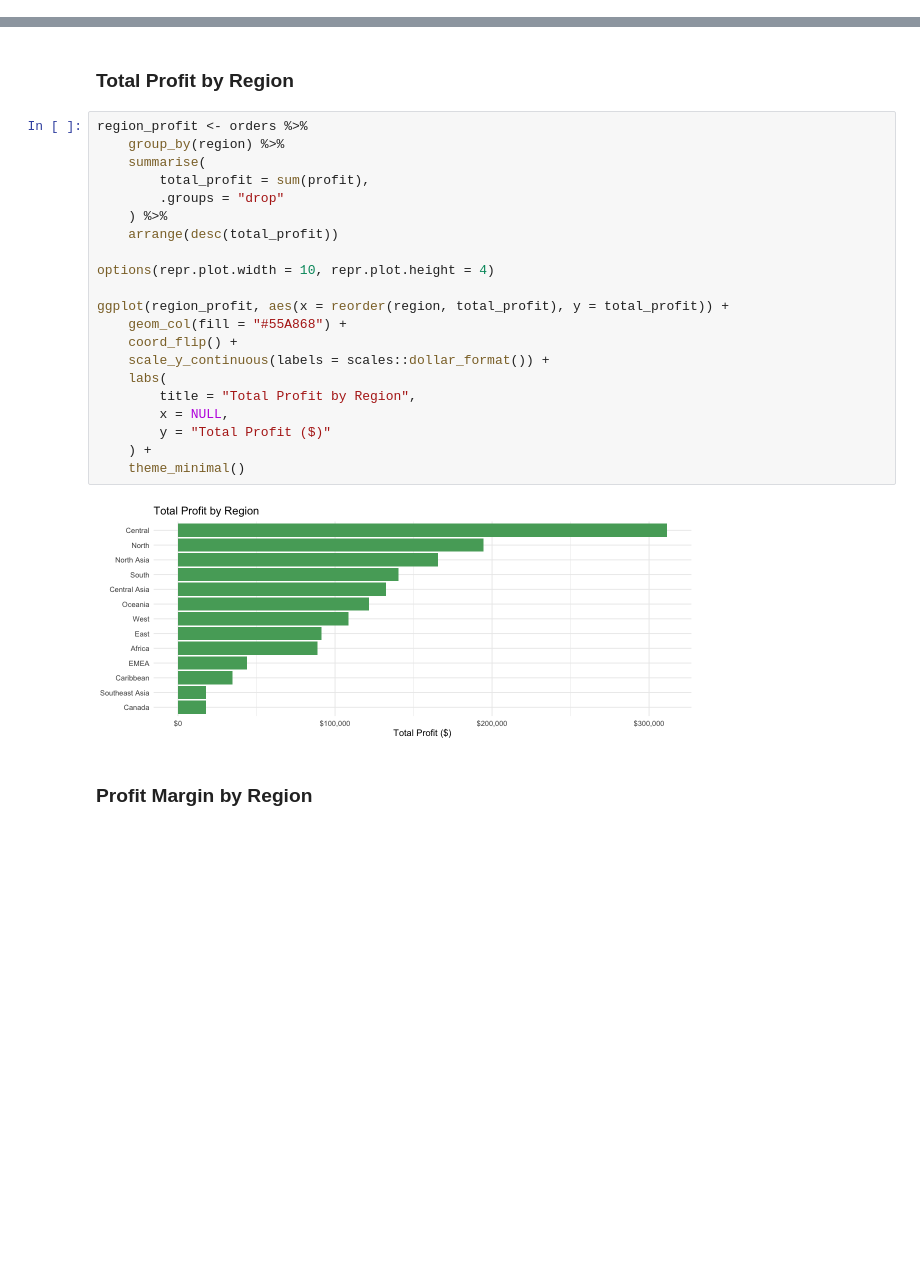
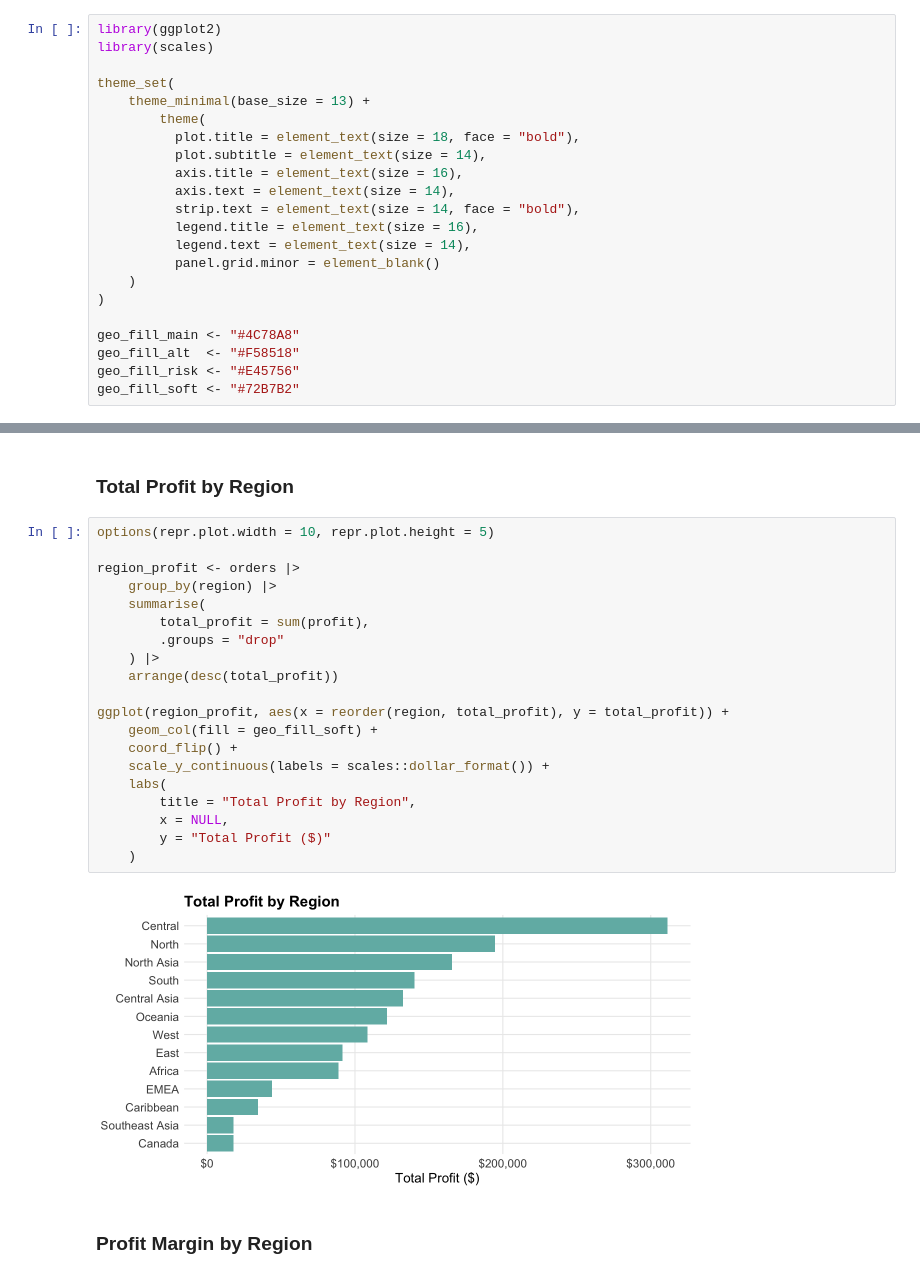
Before and after one commit to aleksiakolo/product-sales-analysis, a Jupyter notebook: notebooks/visualization/02_geographic_performance.ipynb, the cells around one changed output, grey strips where cells are left out. Saved outputs shown, nothing was run; the diff lists cells and outputs as text; blank space fills up the shorter version.

```diff
--- a/notebooks/visualization/02_geographic_performance.ipynb
+++ b/notebooks/visualization/02_geographic_performance.ipynb
@@ -1,3 +22,25 @@
+# %%
+library(ggplot2)
+library(scales)
+
+theme_set(
+    theme_minimal(base_size = 13) +
+        theme(
+          plot.title = element_text(size = 18, face = "bold"),
+          plot.subtitle = element_text(size = 14),
+          axis.title = element_text(size = 16),
+          axis.text = element_text(size = 14),
+          strip.text = element_text(size = 14, face = "bold"),
+          legend.title = element_text(size = 16),
+          legend.text = element_text(size = 14),
+          panel.grid.minor = element_blank()
+    )
+)
+
+geo_fill_main <- "#4C78A8"
+geo_fill_alt  <- "#F58518"
+geo_fill_risk <- "#E45756"
+geo_fill_soft <- "#72B7B2"
 # %%
 # Load required libraries
 library(tidyverse)
@@ -75,28 +117,27 @@ ggplot(region_sales, aes(x = reorder(region, total_sales), y = total_sales)) +
 # %% [markdown]
 ### Total Profit by Region
 # %%
-region_profit <- orders %>%
-    group_by(region) %>%
+options(repr.plot.width = 10, repr.plot.height = 5)
+
+region_profit <- orders |>
+    group_by(region) |>
     summarise(
         total_profit = sum(profit),
         .groups = "drop"
-    ) %>%
+    ) |>
     arrange(desc(total_profit))
 
-options(repr.plot.width = 10, repr.plot.height = 4)
-
 ggplot(region_profit, aes(x = reorder(region, total_profit), y = total_profit)) +
-    geom_col(fill = "#55A868") +
+    geom_col(fill = geo_fill_soft) +
     coord_flip() +
     scale_y_continuous(labels = scales::dollar_format()) +
     labs(
         title = "Total Profit by Region",
         x = NULL,
         y = "Total Profit ($)"
-    ) +
-    theme_minimal()
+    )
 # %% [output]
-[figure, old version]
+[figure, new version]
 # %% [markdown]
 ### Profit Margin by Region
 # %%
```
Also changed, not shown: parts of 34 cells of this notebook, 16 other files.
